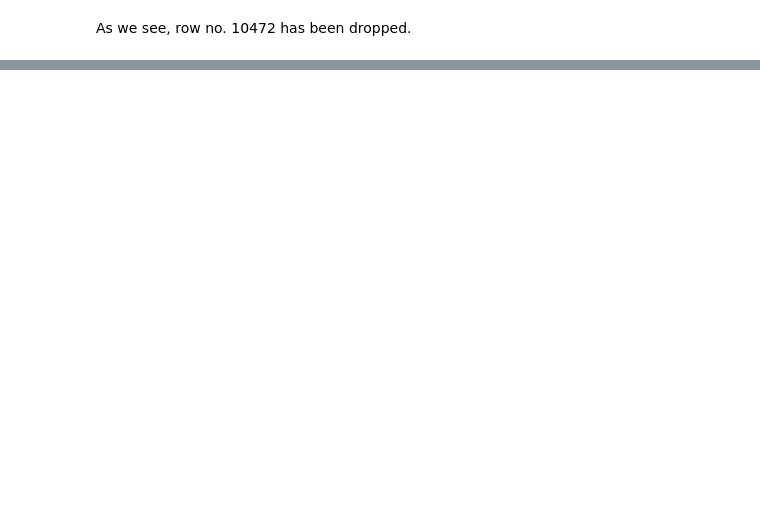
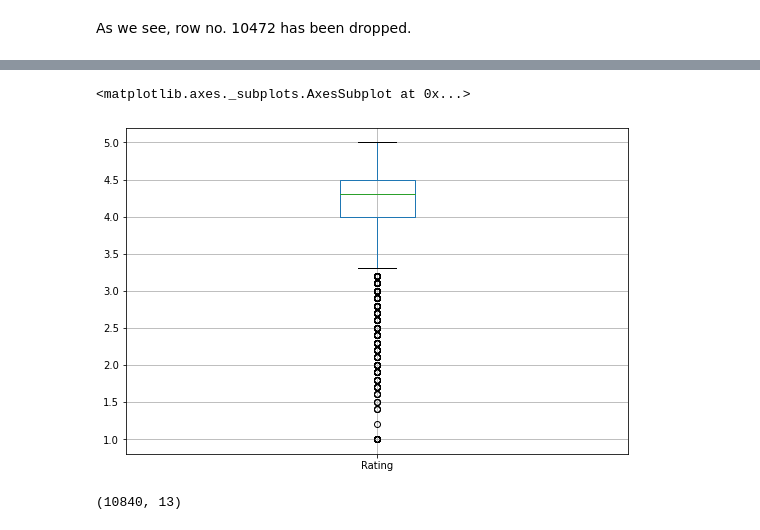
Before and after one commit to RanojoyBiswas/Play-Store-App-Review-Analysis-, a Jupyter notebook: Play_Store_App_Review_Analysis_Capstone_Project.ipynb, the cells around one changed output, grey strips where cells are left out. Drawn from its saved outputs; the diff is of its cells as text; code cells hidden in the pictures; blank space fills up the shorter version.

```diff
--- a/Play_Store_App_Review_Analysis_Capstone_Project.ipynb
+++ b/Play_Store_App_Review_Analysis_Capstone_Project.ipynb
@@ -185,0 +194,9 @@ As we see, row no. 10472 has been dropped.
+# %%
+playstore_df.boxplot(figsize = (9,6))
+# %% [output]
+<matplotlib.axes._subplots.AxesSubplot at 0x...>
+[figure, added]
+# %%
+playstore_df.shape
+# %% [output]
+(10840, 13)
```
Also changed, not shown: parts of 12 cells of this notebook.
